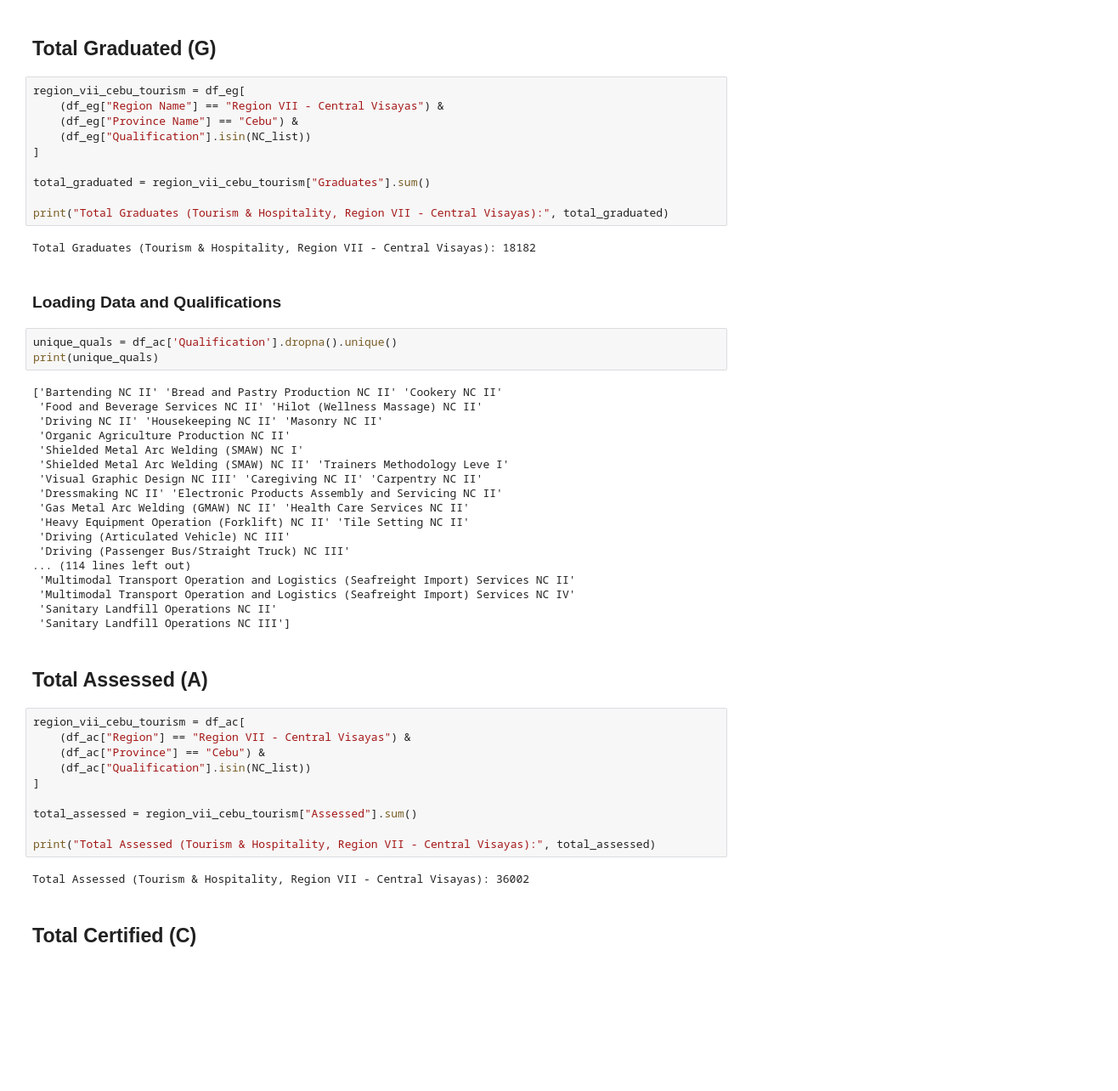
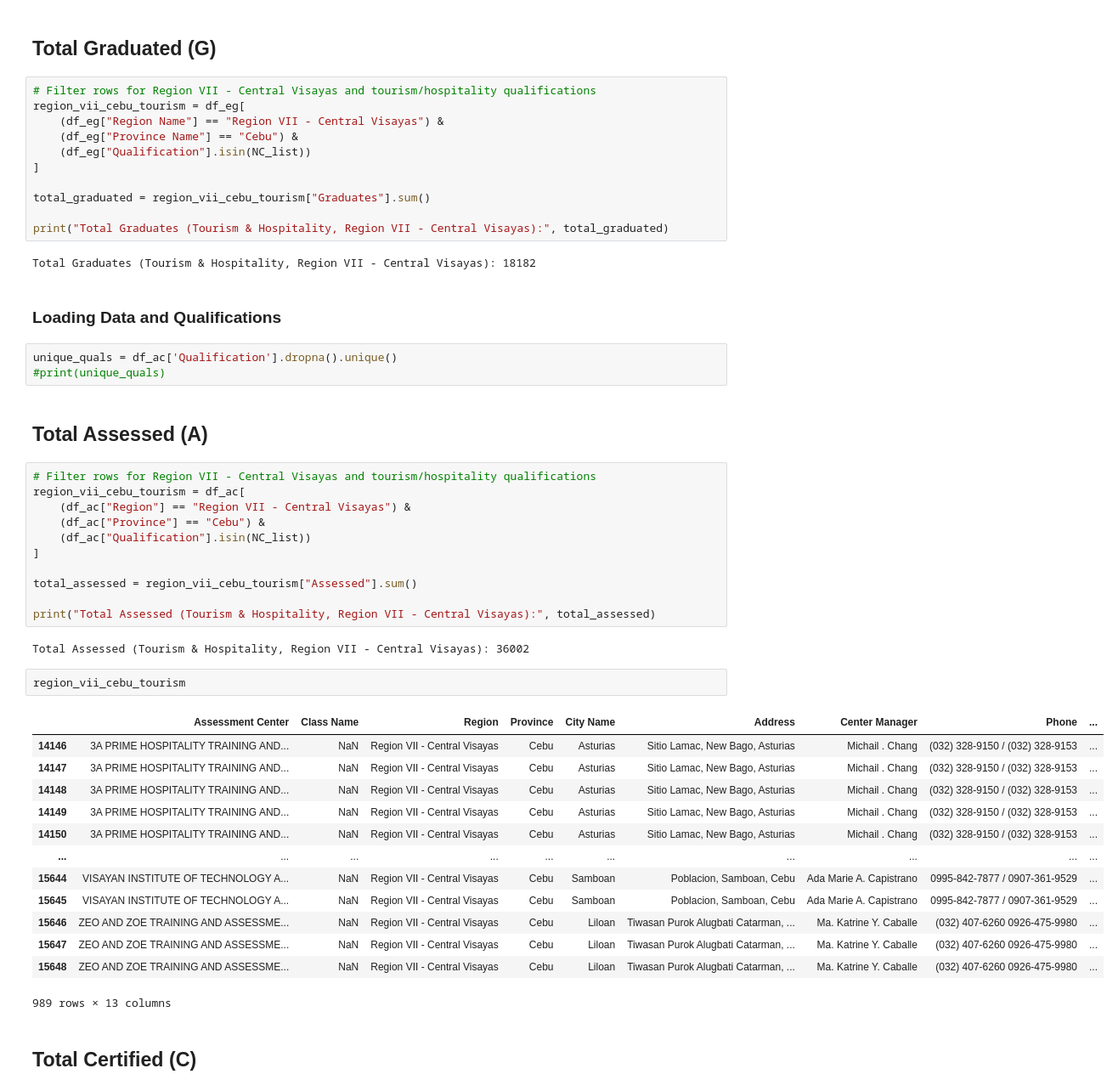
Before and after one commit to BSDSBA-JF/wadwani_intern, a Jupyter notebook: 03_tesda_cebu/CEBU/03_EGAC_laborsupply.ipynb, the cells around one changed output. Shown at 85% size. Drawn from its saved outputs; the diff is of its cells as text; blank space fills up the shorter version.

```diff
--- a/03_tesda_cebu/CEBU/03_EGAC_laborsupply.ipynb
+++ b/03_tesda_cebu/CEBU/03_EGAC_laborsupply.ipynb
@@ -135,6 +119,7 @@ Total Enrolled (Tourism & Hospitality, Region VII - Central Visayas): 17930
 # %% [markdown]
 ## Total Graduated (G)
 # %%
+# Filter rows for Region VII - Central Visayas and tourism/hospitality qualifications
 region_vii_cebu_tourism = df_eg[
     (df_eg["Region Name"] == "Region VII - Central Visayas") &
     (df_eg["Province Name"] == "Cebu") &
@@ -150,28 +135,11 @@ Total Graduates (Tourism & Hospitality, Region VII - Central Visayas): 18182
 ### Loading Data and Qualifications
 # %%
 unique_quals = df_ac['Qualification'].dropna().unique()
-print(unique_quals)
+#print(unique_quals)
-# %% [output]
-['Bartending NC II' 'Bread and Pastry Production NC II' 'Cookery NC II'
- 'Food and Beverage Services NC II' 'Hilot (Wellness Massage) NC II'
- 'Driving NC II' 'Housekeeping NC II' 'Masonry NC II'
- 'Organic Agriculture Production NC II'
- 'Shielded Metal Arc Welding (SMAW) NC I'
- 'Shielded Metal Arc Welding (SMAW) NC II' 'Trainers Methodology Leve I'
- 'Visual Graphic Design NC III' 'Caregiving NC II' 'Carpentry NC II'
- 'Dressmaking NC II' 'Electronic Products Assembly and Servicing NC II'
- 'Gas Metal Arc Welding (GMAW) NC II' 'Health Care Services NC II'
- 'Heavy Equipment Operation (Forklift) NC II' 'Tile Setting NC II'
- 'Driving (Articulated Vehicle) NC III'
- 'Driving (Passenger Bus/Straight Truck) NC III'
-... (114 lines left out)
- 'Multimodal Transport Operation and Logistics (Seafreight Import) Services NC II'
- 'Multimodal Transport Operation and Logistics (Seafreight Import) Services NC IV'
- 'Sanitary Landfill Operations NC II'
- 'Sanitary Landfill Operations NC III']
 # %% [markdown]
 ## Total Assessed (A)
 # %%
+# Filter rows for Region VII - Central Visayas and tourism/hospitality qualifications
 region_vii_cebu_tourism = df_ac[
     (df_ac["Region"] == "Region VII - Central Visayas") &
     (df_ac["Province"] == "Cebu") &
@@ -183,6 +151,22 @@ total_assessed = region_vii_cebu_tourism["Assessed"].sum()
 print("Total Assessed (Tourism & Hospitality, Region VII - Central Visayas):", total_assessed)
 # %% [output]
 Total Assessed (Tourism & Hospitality, Region VII - Central Visayas): 36002
+# %%
+region_vii_cebu_tourism
+# %% [output]
+|  | Assessment Center | Class Name | Region | Province | City Name | Address | Center Manager | Phone | ... |
+| 14146 | 3A PRIME HOSPITALITY TRAINING AND... | NaN | Region VII - Central Visayas | Cebu | Asturias | Sitio Lamac, New Bago, Asturias | Michail . Chang | (032) 328-9150 / (032) 328-9153 | ... |
+| 14147 | 3A PRIME HOSPITALITY TRAINING AND... | NaN | Region VII - Central Visayas | Cebu | Asturias | Sitio Lamac, New Bago, Asturias | Michail . Chang | (032) 328-9150 / (032) 328-9153 | ... |
+| 14148 | 3A PRIME HOSPITALITY TRAINING AND... | NaN | Region VII - Central Visayas | Cebu | Asturias | Sitio Lamac, New Bago, Asturias | Michail . Chang | (032) 328-9150 / (032) 328-9153 | ... |
+| 14149 | 3A PRIME HOSPITALITY TRAINING AND... | NaN | Region VII - Central Visayas | Cebu | Asturias | Sitio Lamac, New Bago, Asturias | Michail . Chang | (032) 328-9150 / (032) 328-9153 | ... |
+| 14150 | 3A PRIME HOSPITALITY TRAINING AND... | NaN | Region VII - Central Visayas | Cebu | Asturias | Sitio Lamac, New Bago, Asturias | Michail . Chang | (032) 328-9150 / (032) 328-9153 | ... |
+| ... | ... | ... | ... | ... | ... | ... | ... | ... | ... |
+| 15644 | VISAYAN INSTITUTE OF TECHNOLOGY A... | NaN | Region VII - Central Visayas | Cebu | Samboan | Poblacion, Samboan, Cebu | Ada Marie A. Capistrano | 0995-842-7877 / 0907-361-9529 | ... |
+| 15645 | VISAYAN INSTITUTE OF TECHNOLOGY A... | NaN | Region VII - Central Visayas | Cebu | Samboan | Poblacion, Samboan, Cebu | Ada Marie A. Capistrano | 0995-842-7877 / 0907-361-9529 | ... |
+| 15646 | ZEO AND ZOE TRAINING AND ASSESSME... | NaN | Region VII - Central Visayas | Cebu | Liloan | Tiwasan Purok Alugbati Catarman, ... | Ma. Katrine Y. Caballe | (032) 407-6260 0926-475-9980 | ... |
+| 15647 | ZEO AND ZOE TRAINING AND ASSESSME... | NaN | Region VII - Central Visayas | Cebu | Liloan | Tiwasan Purok Alugbati Catarman, ... | Ma. Katrine Y. Caballe | (032) 407-6260 0926-475-9980 | ... |
+| 15648 | ZEO AND ZOE TRAINING AND ASSESSME... | NaN | Region VII - Central Visayas | Cebu | Liloan | Tiwasan Purok Alugbati Catarman, ... | Ma. Katrine Y. Caballe | (032) 407-6260 0926-475-9980 | ... |
+989 rows × 13 columns
 # %% [markdown]
 ## Total Certified (C)
 # %%
```
Also changed, not shown: parts of 8 cells of this notebook, 3 other files.
